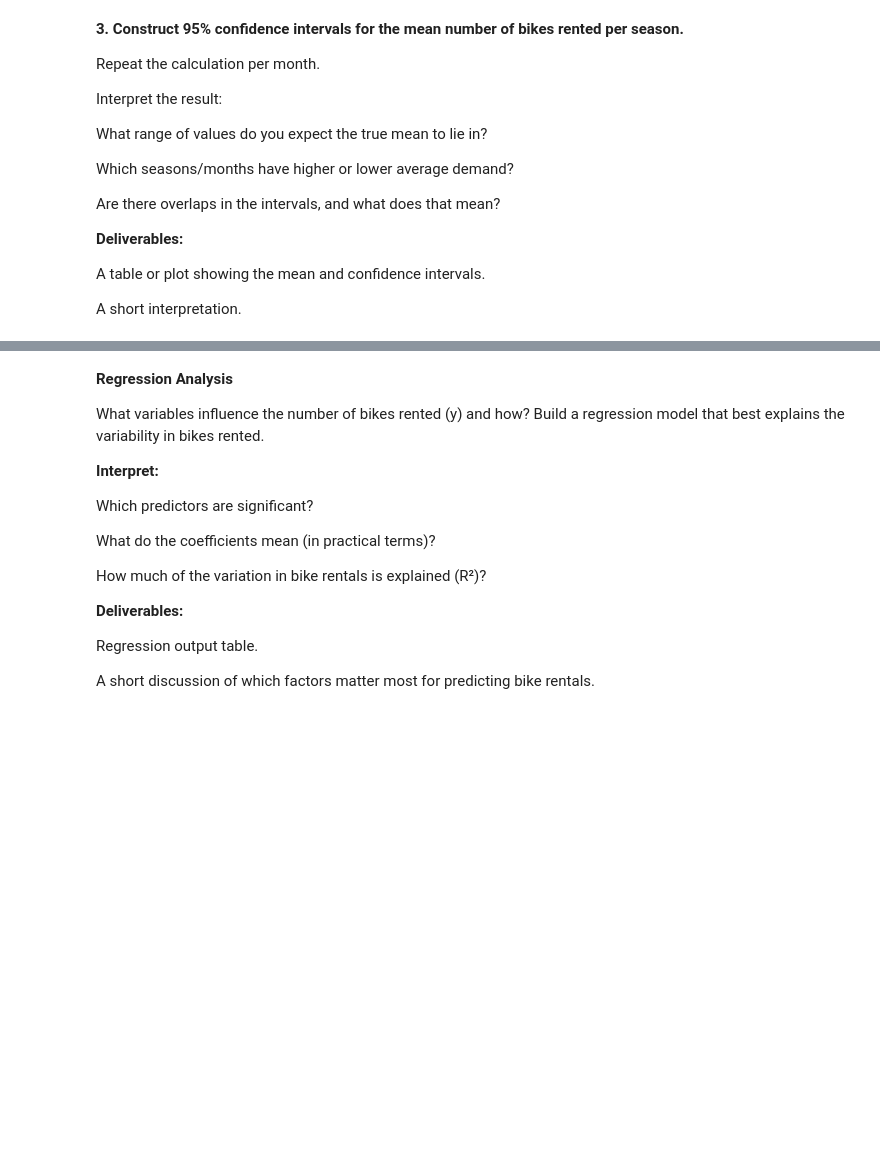
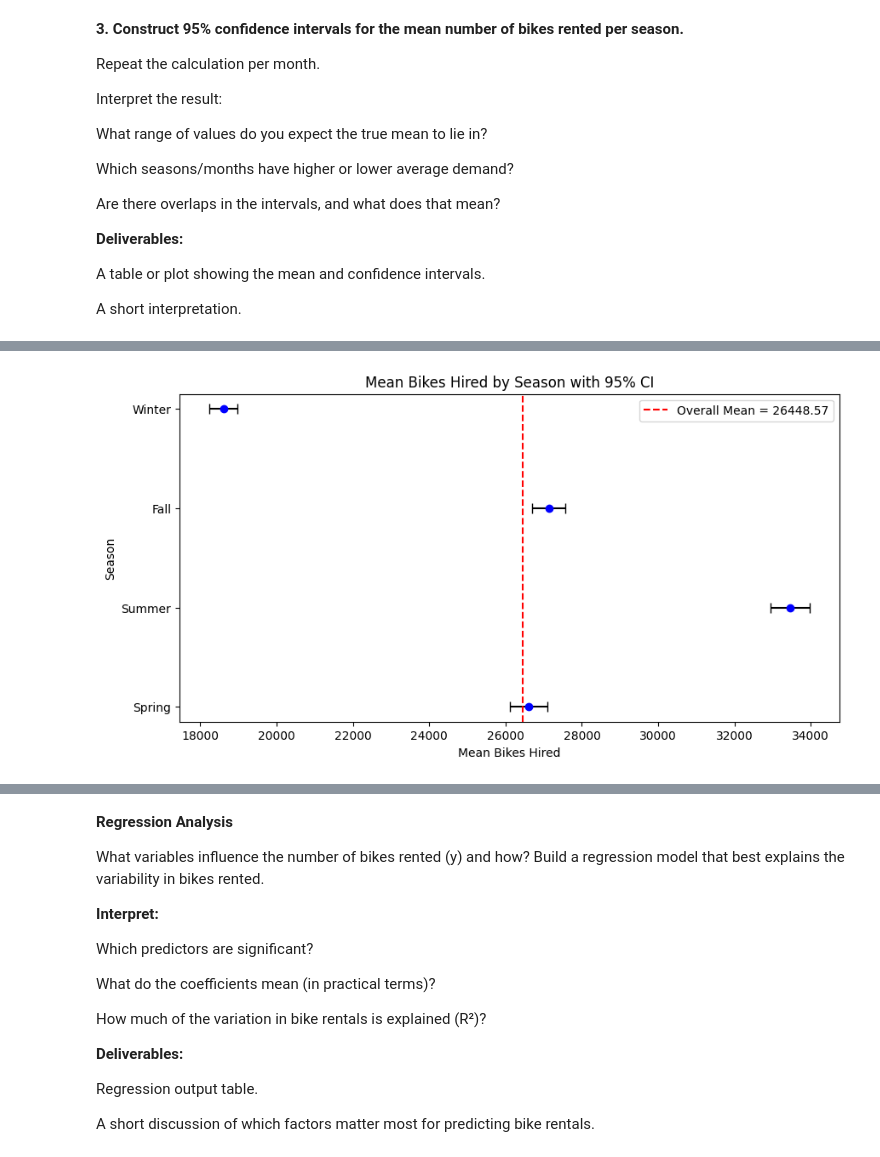
Before and after one commit to VitosTamas271/Analytics-through-coding-in-class, a Jupyter notebook: Session_3/Group_Project.ipynb, the cells around one changed output, grey strips where cells are left out. Saved outputs shown, nothing was run; the diff lists cells and outputs as text; code cells hidden in the pictures; blank space fills up the shorter version.

```diff
--- a/Session_3/Group_Project.ipynb
+++ b/Session_3/Group_Project.ipynb
@@ -225,0 +259,29 @@ A short interpretation.
+# %%
+import matplotlib.pyplot as plt
+
+# Visualization of the confidence intervals
+plt.figure(figsize = (10, 5))
+
+# Integer to season names
+season_labels = {1: "Spring", 2: "Summer", 3: "Fall", 4: "Winter"}
+
+# Errorbar plot: mean ± margin of error
+plt.errorbar(
+    x = seasons_ci["mean_bikes_hired"],
+    y = seasons_ci["season"],
+    xerr = seasons_ci["margin_of_error"],
+    fmt = "o", color="blue", ecolor="black", capsize=4
+)
+
+# Draw overall mean line
+overall_mean = london_bike_copy["bikes_hired"].mean()
+plt.axvline(overall_mean, color = "red", linestyle = "--", label = f"Overall Mean = {overall_mean:.2f}")
+plt.yticks(ticks=[1, 2, 3, 4], labels=[season_labels[s] for s in [1, 2, 3, 4]])
+plt.xlabel("Mean Bikes Hired")
+plt.ylabel("Season")
+plt.title("Mean Bikes Hired by Season with 95% CI")
+plt.legend()
+
+plt.show()
+# %% [output]
+[figure, added]
```
Also changed, not shown: parts of 3 cells of this notebook.
